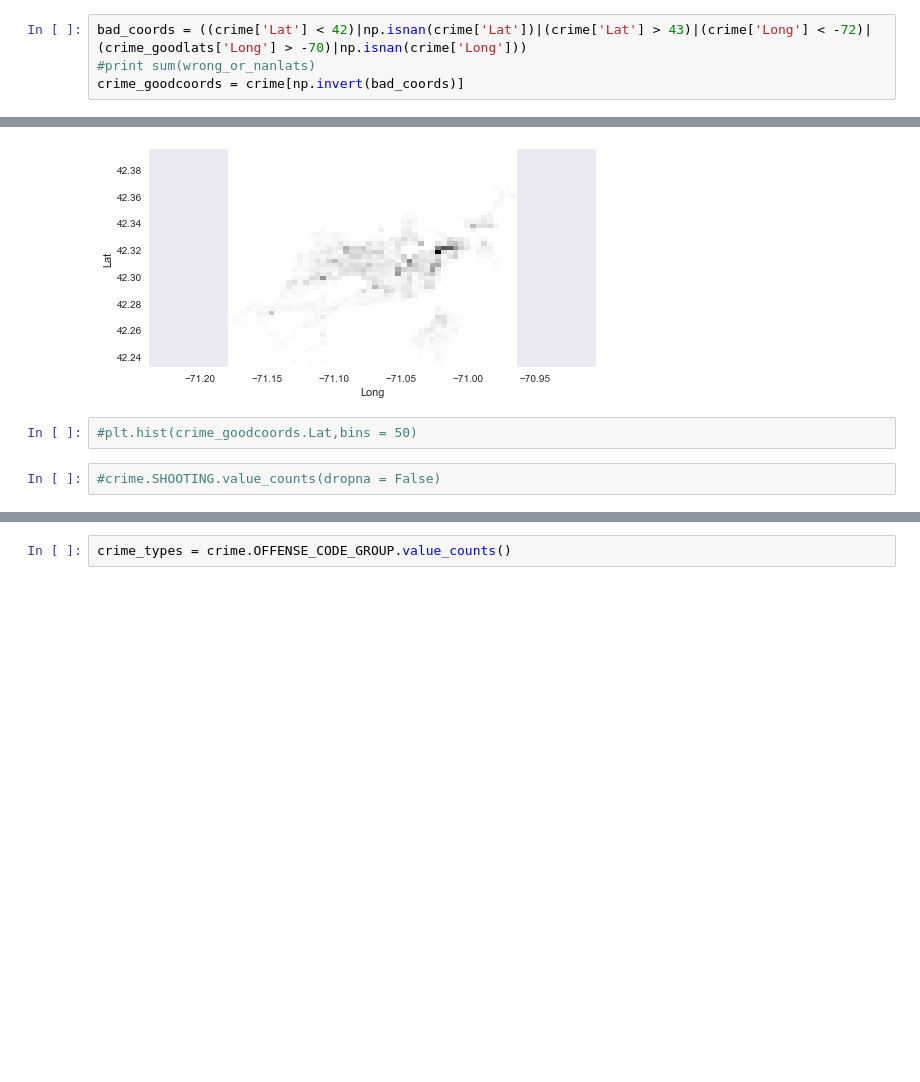
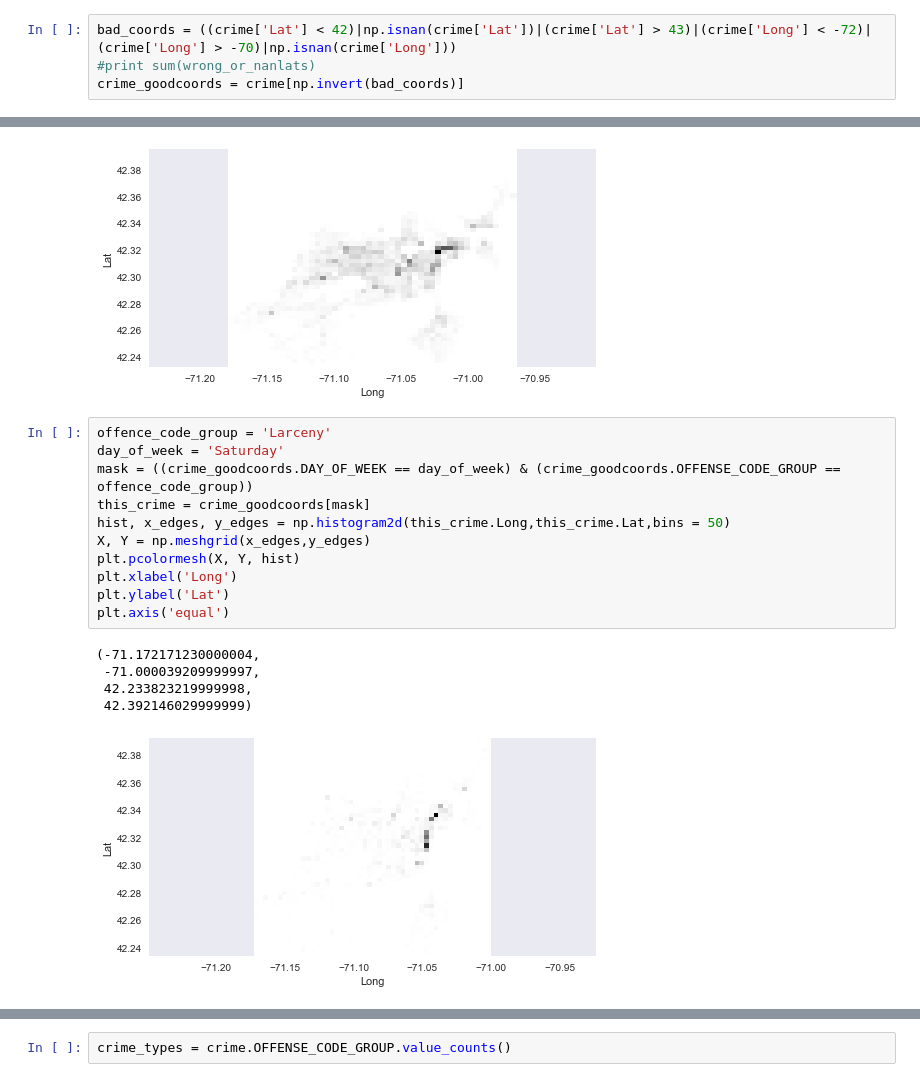
Before and after one commit to HackingForGood/2P1ME, a Jupyter notebook: crime.ipynb, the cells around one changed output, grey strips where cells are left out. Cells and saved outputs as stored; diff of their text form; blank space fills up the shorter version.

Commit message:
updated crime file

```diff
--- a/crime.ipynb
+++ b/crime.ipynb
@@ -47,6 +46,6 @@ crime
 # %% [markdown]
 # Toss out the records that don't have coordinates'
 # %%
-bad_coords = ((crime['Lat'] < 42)|np.isnan(crime['Lat'])|(crime['Lat'] > 43)|(crime['Long'] < -72)|(crime_goodlats['Long'] > -70)|np.isnan(crime['Long']))
+bad_coords = ((crime['Lat'] < 42)|np.isnan(crime['Lat'])|(crime['Lat'] > 43)|(crime['Long'] < -72)|(crime['Long'] > -70)|np.isnan(crime['Long']))
 #print sum(wrong_or_nanlats)
 crime_goodcoords = crime[np.invert(bad_coords)]
@@ -97,7 +100,20 @@ plt.axis('equal')
  42.232413299999997,
  42.395041579999997)
 [figure]
-# %%
-#plt.hist(crime_goodcoords.Lat,bins = 50)
-# %%
-#crime.SHOOTING.value_counts(dropna = False)
+# %%
+offence_code_group = 'Larceny'
+day_of_week = 'Saturday'
+mask = ((crime_goodcoords.DAY_OF_WEEK == day_of_week) & (crime_goodcoords.OFFENSE_CODE_GROUP == offence_code_group))
+this_crime = crime_goodcoords[mask]
+hist, x_edges, y_edges = np.histogram2d(this_crime.Long,this_crime.Lat,bins = 50)
+X, Y = np.meshgrid(x_edges,y_edges)
+plt.pcolormesh(X, Y, hist)
+plt.xlabel('Long')
+plt.ylabel('Lat')
+plt.axis('equal')
+# %% [output]
+(-71.172171230000004,
+ -71.000039209999997,
+ 42.233823219999998,
+ 42.392146029999999)
+[figure, added]
```
Also changed, not shown: parts of 20 cells of this notebook.
